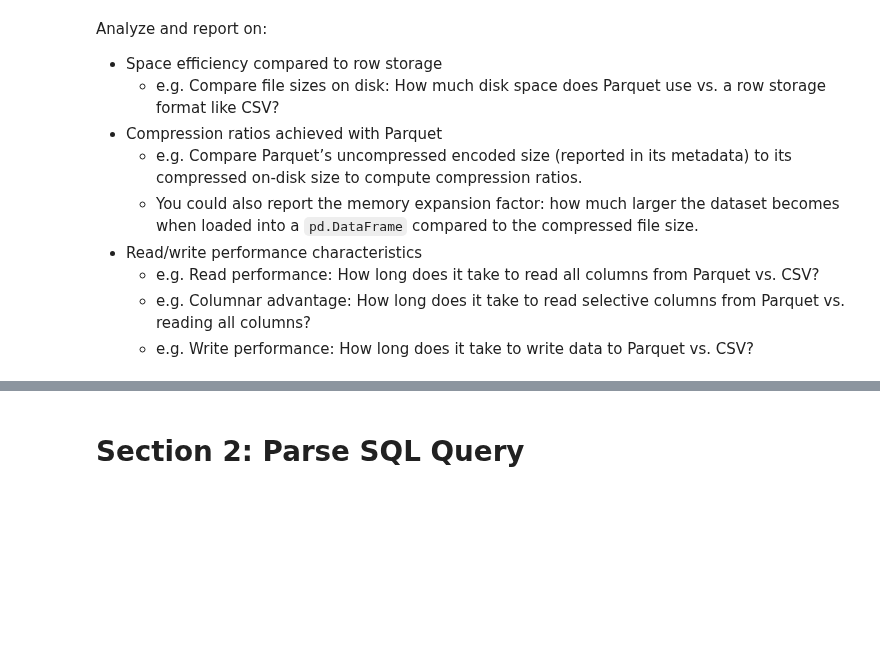
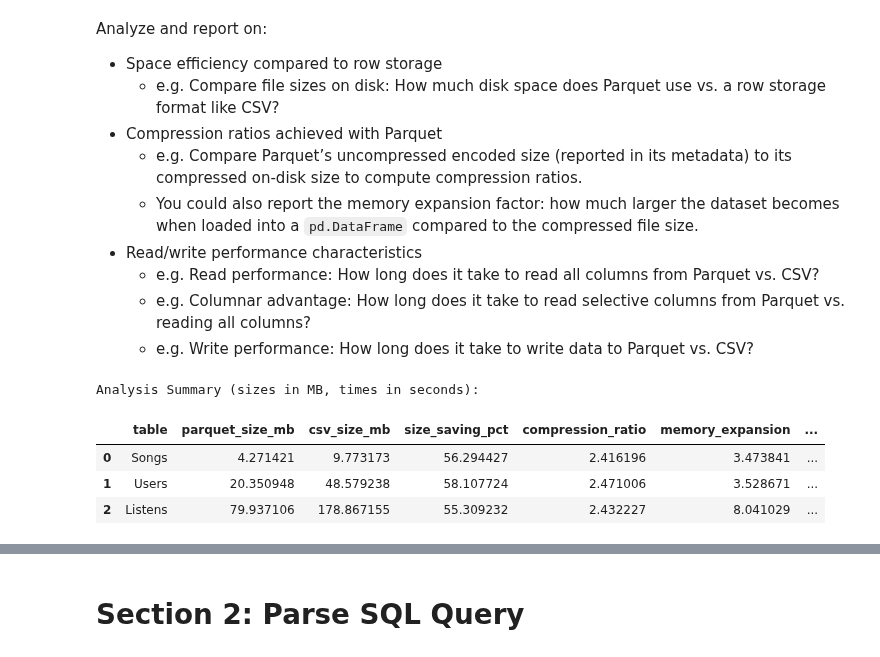
Before and after one commit to berkyalcinkaya/cs145-project2-systems, a Jupyter notebook: cs145_project2_systems_template_fa2025.ipynb, the cells around one changed output, grey strips where cells are left out. Saved outputs shown, nothing was run; the diff lists cells and outputs as text; code cells hidden in the pictures; blank space fills up the shorter version.

```diff
--- a/cs145_project2_systems_template_fa2025.ipynb
+++ b/cs145_project2_systems_template_fa2025.ipynb
@@ -248,6 +290,3 @@ Analyze and report on:
   - e.g. Read performance: How long does it take to read all columns from Parquet vs. CSV?
   - e.g. Columnar advantage: How long does it take to read selective columns from Parquet vs. reading all columns?
   - e.g. Write performance: How long does it take to write data to Parquet vs. CSV?
-# %%
-def analyze():
-    pass # Your implementation here
@@ -253,0 +394,8 @@ def analyze():
+# %%
+display(analyze(size="100MB"))
+# %% [output]
+Analysis Summary (sizes in MB, times in seconds):
+|  | table | parquet_size_mb | csv_size_mb | size_saving_pct | compression_ratio | memory_expansion | ... |
+| 0 | Songs | 4.271421 | 9.773173 | 56.294427 | 2.416196 | 3.473841 | ... |
+| 1 | Users | 20.350948 | 48.579238 | 58.107724 | 2.471006 | 3.528671 | ... |
+| 2 | Listens | 79.937106 | 178.867155 | 55.309232 | 2.432227 | 8.041029 | ... |
```
Also changed, not shown: parts of 7 cells of this notebook.
